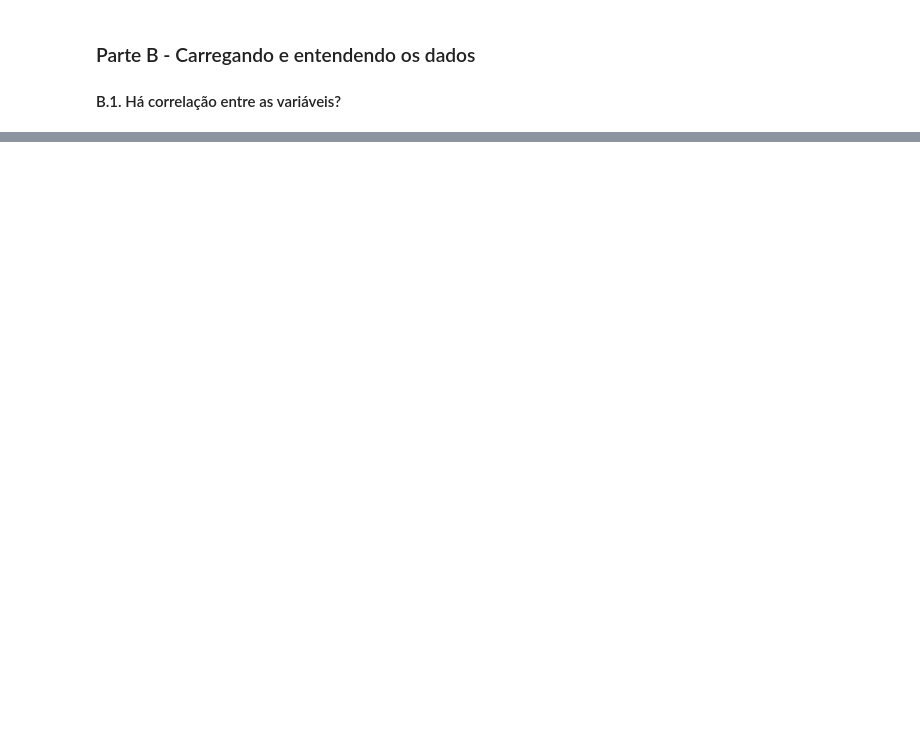
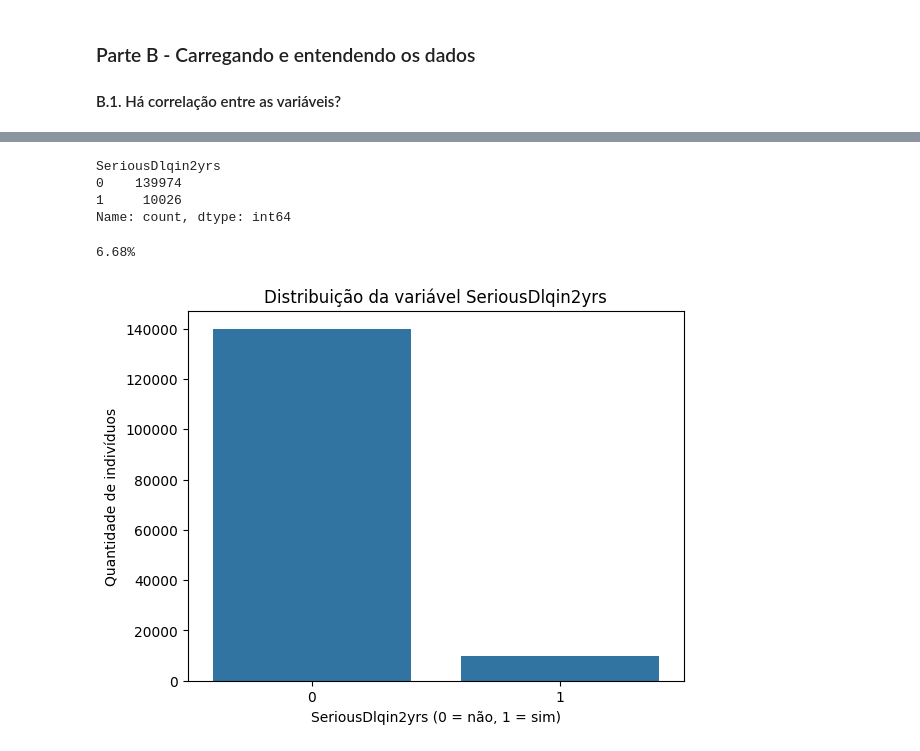
Before and after one commit to magalhaestiago/credit-risk-analysis-and-prediction, a Jupyter notebook: Credit Risk Analysis and Prediction.ipynb, the cells around one changed output, grey strips where cells are left out. Drawn from its saved outputs; the diff is of its cells as text; code cells hidden in the pictures; blank space fills up the shorter version.

```diff
--- a/Credit Risk Analysis and Prediction.ipynb
+++ b/Credit Risk Analysis and Prediction.ipynb
@@ -138,0 +170,21 @@ Name: count, dtype: int64
+# %%
+df["SeriousDlqin2yrs"].value_counts()
+# %% [output]
+SeriousDlqin2yrs
+0    139974
+1     10026
+Name: count, dtype: int64
+# %%
+proportion = (df["SeriousDlqin2yrs"] == 1).mean()
+
+print(f"{proportion:.2%}")
+# %% [output]
+6.68%
+# %%
+sns.countplot(x="SeriousDlqin2yrs", data=df)
+plt.title("Distribuição da variável SeriousDlqin2yrs")
+plt.xlabel("SeriousDlqin2yrs (0 = não, 1 = sim)")
+plt.ylabel("Quantidade de indivíduos")
+plt.show()
+# %% [output]
+[figure, added]
```
Also changed, not shown: parts of 15 cells of this notebook, 1 other file.
